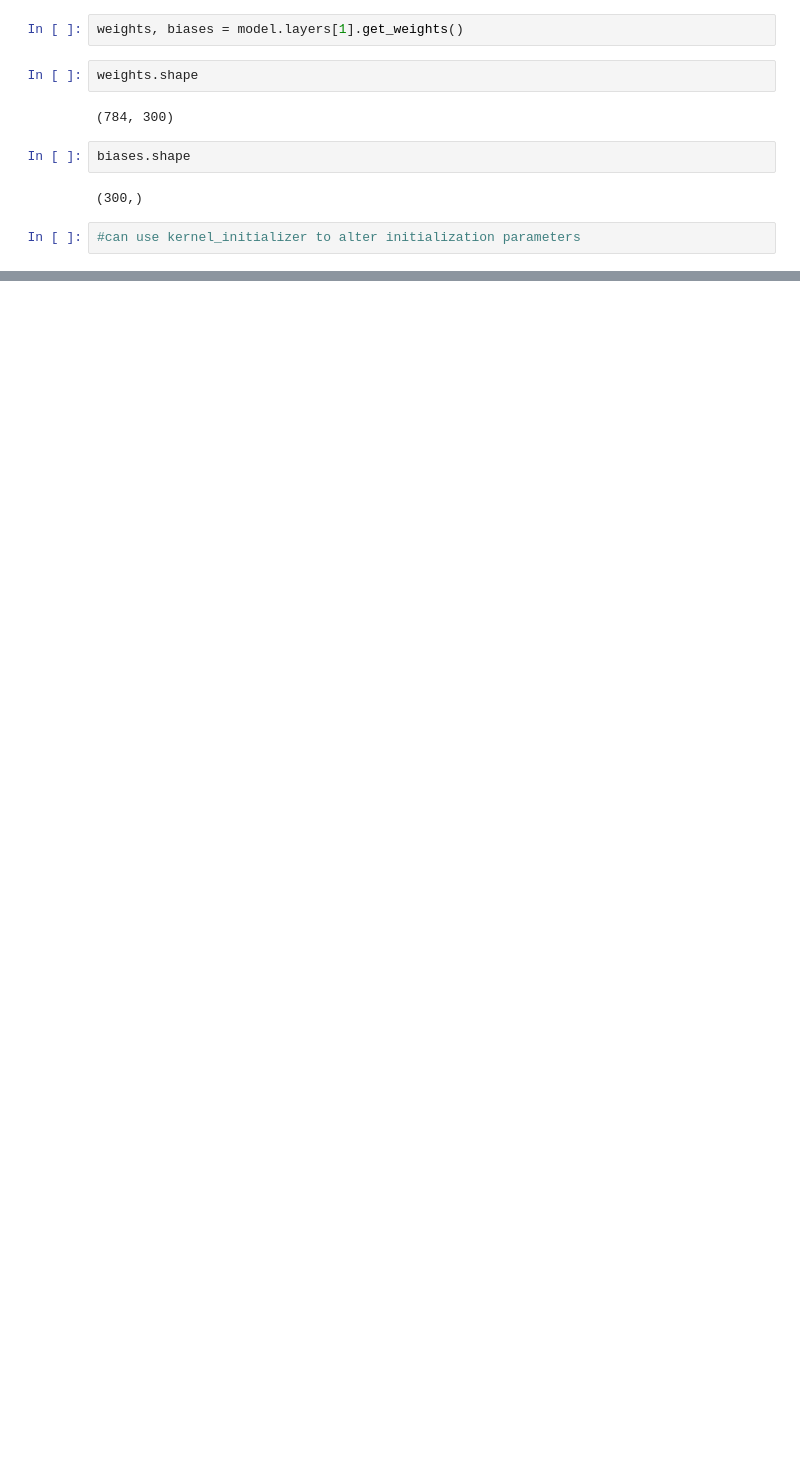
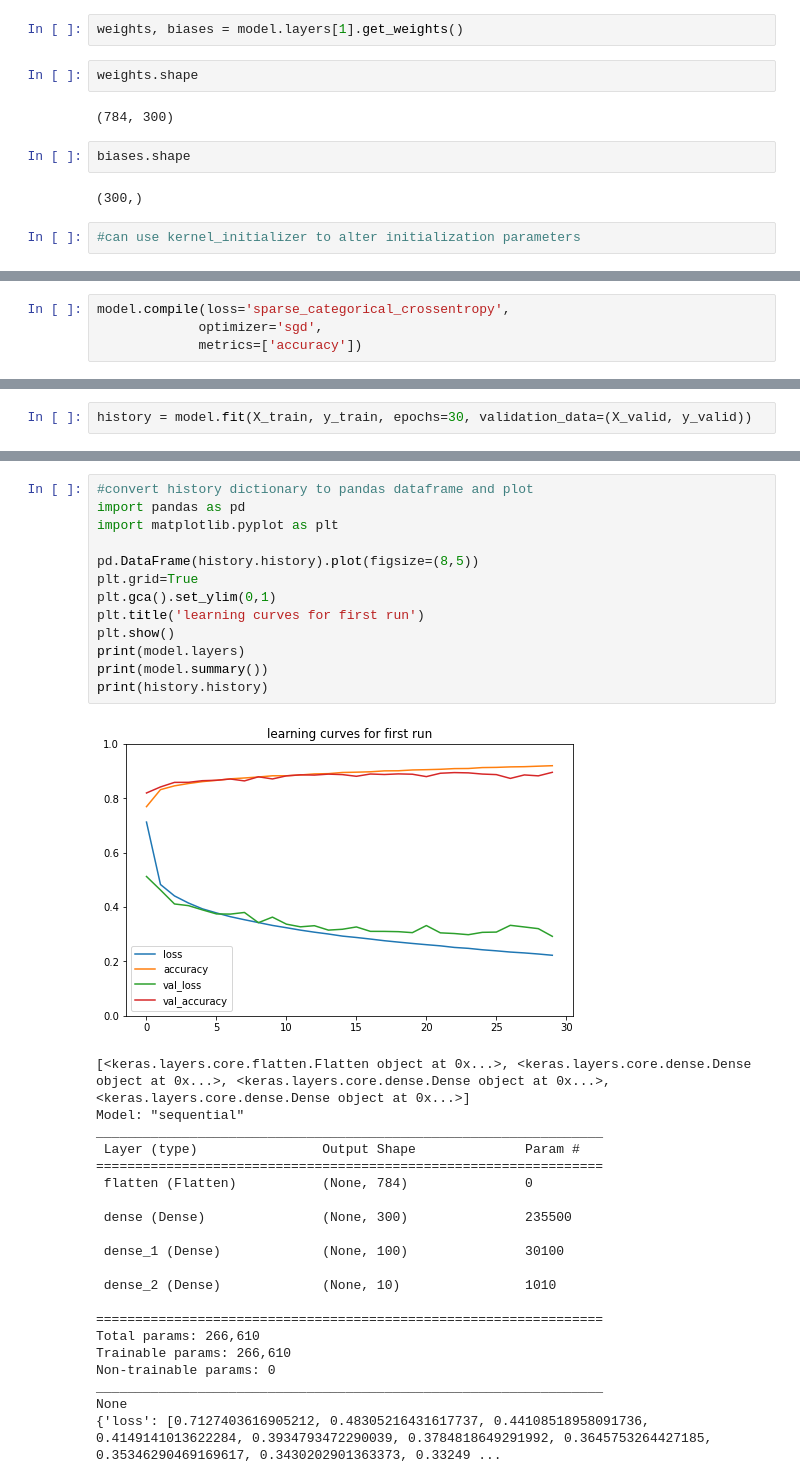
Before and after one commit to JakeHeffley/BME890_Repo, a Jupyter notebook: Ch10_Notes.ipynb, the cells around one changed output, grey strips where cells are left out. Cells and saved outputs as stored; diff of their text form; blank space fills up the shorter version.

```diff
--- a/Ch10_Notes.ipynb
+++ b/Ch10_Notes.ipynb
@@ -227,0 +219,4 @@ biases.shape
+# %%
+model.compile(loss='sparse_categorical_crossentropy',
+             optimizer='sgd',
+             metrics=['accuracy'])
@@ -227,0 +233,2 @@ biases.shape
+# %%
+history = model.fit(X_train, y_train, epochs=30, validation_data=(X_valid, y_valid))
@@ -227,0 +253,35 @@ biases.shape
+# %%
+#convert history dictionary to pandas dataframe and plot
+import pandas as pd
+import matplotlib.pyplot as plt
+
+pd.DataFrame(history.history).plot(figsize=(8,5))
+plt.grid=True
+plt.gca().set_ylim(0,1)
+plt.title('learning curves for first run')
+plt.show()
+print(model.layers)
+print(model.summary())
+print(history.history)
+# %% [output]
+[figure, added]
+[<keras.layers.core.flatten.Flatten object at 0x...>, <keras.layers.core.dense.Dense object at 0x...>, <keras.layers.core.dense.Dense object at 0x...>, <keras.layers.core.dense.Dense object at 0x...>]
+Model: "sequential"
+_________________________________________________________________
+ Layer (type)                Output Shape              Param #
+=================================================================
+ flatten (Flatten)           (None, 784)               0
+
+ dense (Dense)               (None, 300)               235500
+
+ dense_1 (Dense)             (None, 100)               30100
+
+ dense_2 (Dense)             (None, 10)                1010
+
+=================================================================
+Total params: 266,610
+Trainable params: 266,610
+Non-trainable params: 0
+_________________________________________________________________
+None
+{'loss': [0.7127403616905212, 0.48305216431617737, 0.44108518958091736, 0.4149141013622284, 0.3934793472290039, 0.3784818649291992, 0.3645753264427185, 0.35346290469169617, 0.3430202901363373, 0.33249 ...
```
Also changed, not shown: parts of 20 cells of this notebook.
